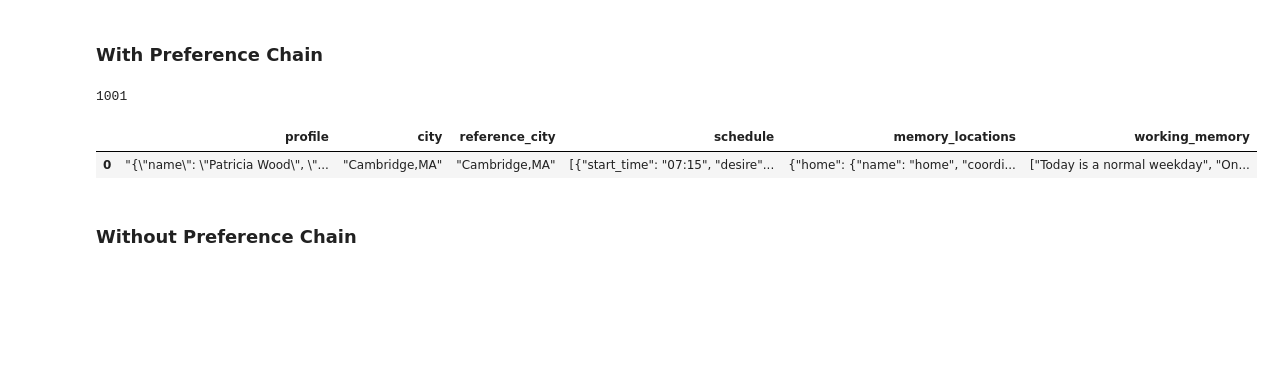
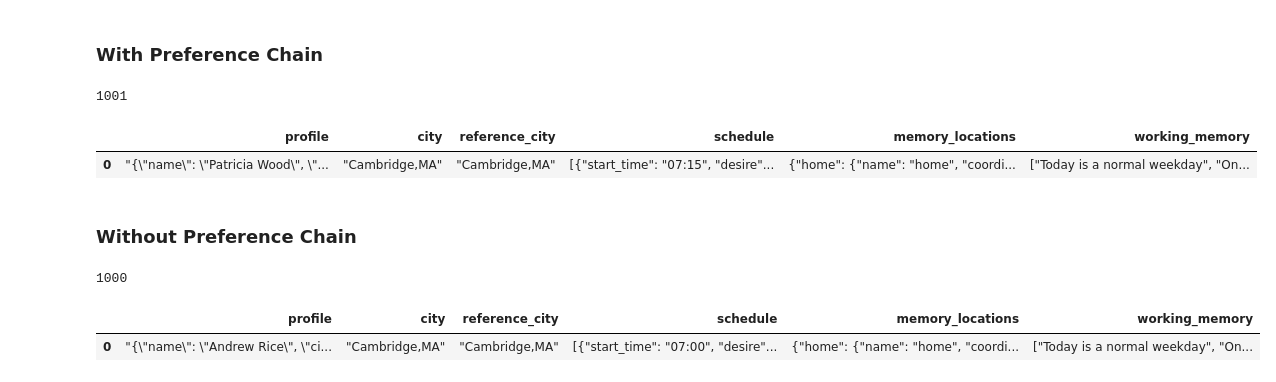
Before and after one commit to kekehurry/mobility_agent, a Jupyter notebook: exp2_step1_abm.ipynb, the cells around one changed output. Drawn from its saved outputs; the diff is of its cells as text; code cells hidden in the pictures; blank space fills up the shorter version.

```diff
--- a/exp2_step1_abm.ipynb
+++ b/exp2_step1_abm.ipynb
@@ -84,19 +84,23 @@ print(f"Successfully processed {successful} out of 1000 agents")
 # %%
 import os
 import json
 import pandas as pd
 
 data_folder = "agents/cambridge_noref"
 data_files = [os.path.join(data_folder,file) for file in os.listdir(data_folder) if file.endswith('.json')]
 
 agents_list = []
 for idx,file in enumerate(data_files):
     with open(file,'r') as f:
         agent = json.load(f)
-    # agent = {k:json.dumps(v) for k,v in agent.items()}
+    agent = {k:json.dumps(v) for k,v in agent.items()}
     agents_list.append(agent)
 
 agent_df = pd.DataFrame(agents_list)
 agent_df.to_csv('agents/agents_cambridge_noref.csv')
 print(len(agent_df))
 agent_df.head(1)
+# %% [output]
+1000
+|  | profile | city | reference_city | schedule | memory_locations | working_memory |
+| 0 | "{\"name\": \"Andrew Rice\", \"ci... | "Cambridge,MA" | "Cambridge,MA" | [{"start_time": "07:00", "desire"... | {"home": {"name": "home", "coordi... | ["Today is a normal weekday", "On... |
```
Also changed, not shown: parts of 1 cell of this notebook, 24 other files.
